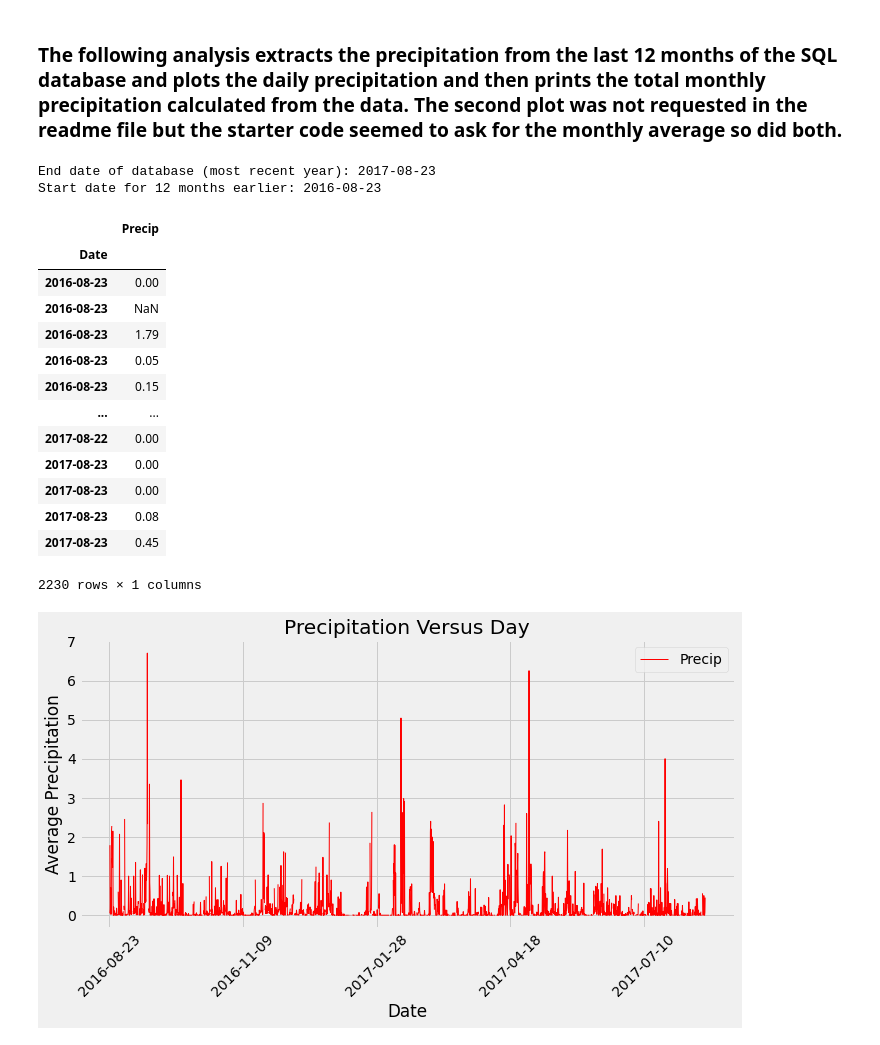
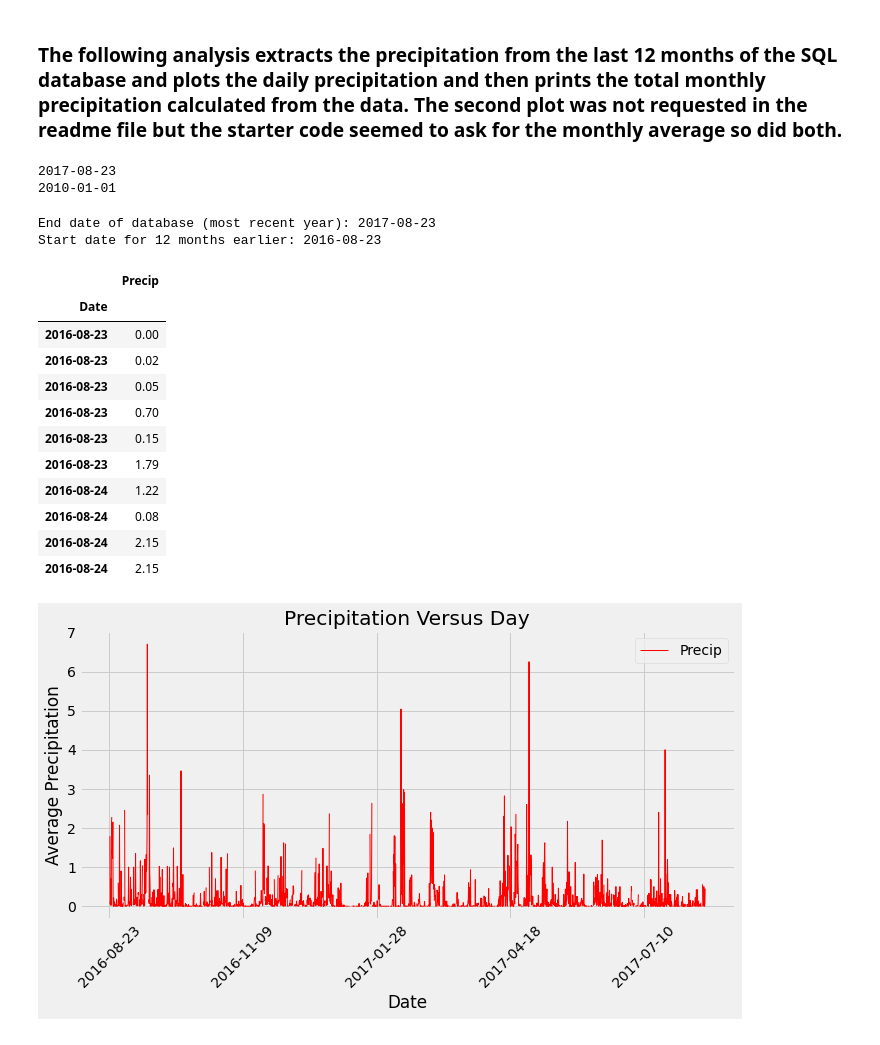
Before and after one commit to j2browns/sqlalchemy-challenge, a Jupyter notebook: climate_starter.ipynb, the cells around one changed output. Drawn from its saved outputs; the diff is of its cells as text; code cells hidden in the pictures.

Commit message:
climate analysis and api both complete.  Need check of date range and error handling in api

```diff
--- a/climate_starter.ipynb
+++ b/climate_starter.ipynb
@@ -74,12 +72,20 @@ sel = [ Measurement.date, Measurement.prcp] #pulling only date and precipitation
 weather_data = session.query(*sel).all()
 session.close()
 
+min_date_record = dt.date(3000,1,1)
 max_date = dt.date(1900,1,1) #need this as dummy for starting to analyze the data.  If this was returned as max date
                                 #would have to set as lower number.
 for record in weather_data:
     (ME_date, ME_Prec) = record
     if ME_date > str(max_date):
         max_date = ME_date
+    if ME_date < str(min_date_record):
+        min_date_record = ME_date
+print(max_date)
+print(min_date)
+# %% [output]
+2017-08-23
+2010-01-01
 # %%
 #finding last twelve months in database
 YMD = max_date.split('-')
@@ -93,40 +99,39 @@ Start date for 12 months earlier: 2016-08-23
 # %%
 #the past 12 months includes partial months so difficult to work with. Instead of partial months going from
 #Aug 2016 to July 2017 to have 12 even months.
 # max_date = '2017-07-31'
 # min_date = '2016-08-01'
 
 #opening query to extract information from both tables
 #sel list is date and precipitation
+sel = [ Measurement.date, Measurement.prcp] #pulling only date and precipitation.
 weather_filter = session.query(*sel).\
     filter((Measurement.date <= max_date)& (Measurement.date >= min_date)).all()
 session.close()
 
 
 #creating dataframe with information as dictated in directions.
 precip_df = pd.DataFrame(columns = ["Date","Precip"])
 for record in weather_filter:
     (ME_date, ME_Prec) = record
     precip_df = precip_df.append({"Date":ME_date, "Precip":ME_Prec}, ignore_index = True)
-precip_df.dropna()
+precip_df.dropna(inplace = True)
 precip_df = precip_df.set_index("Date")
 precip_df.sort_index(inplace=True)
-precip_df
+precip_df.head(10)
 # %% [output]
 |  | Precip |
 | Date |  |
 | 2016-08-23 | 0.00 |
-| 2016-08-23 | NaN |
+| 2016-08-23 | 0.02 |
+| 2016-08-23 | 0.05 |
+| 2016-08-23 | 0.70 |
+| 2016-08-23 | 0.15 |
 | 2016-08-23 | 1.79 |
-| 2016-08-23 | 0.05 |
-| 2016-08-23 | 0.15 |
-| ... | ... |
-| 2017-08-22 | 0.00 |
-| 2017-08-23 | 0.00 |
-| 2017-08-23 | 0.00 |
-| 2017-08-23 | 0.08 |
-| 2017-08-23 | 0.45 |
+| 2016-08-24 | 1.22 |
+| 2016-08-24 | 0.08 |
+| 2016-08-24 | 2.15 |
+| 2016-08-24 | 2.15 |
-2230 rows × 1 columns
 # %%
 #dataframe includes data from many stations. Therefore perform groupby on date and then average for day of all stations.
 
```
Also changed, not shown: parts of 9 cells of this notebook, 1 other file.
